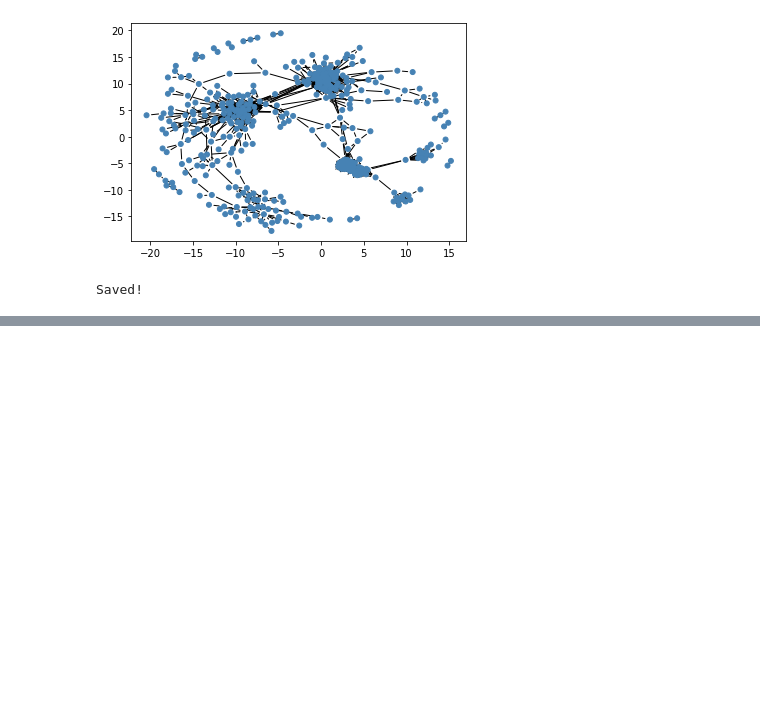
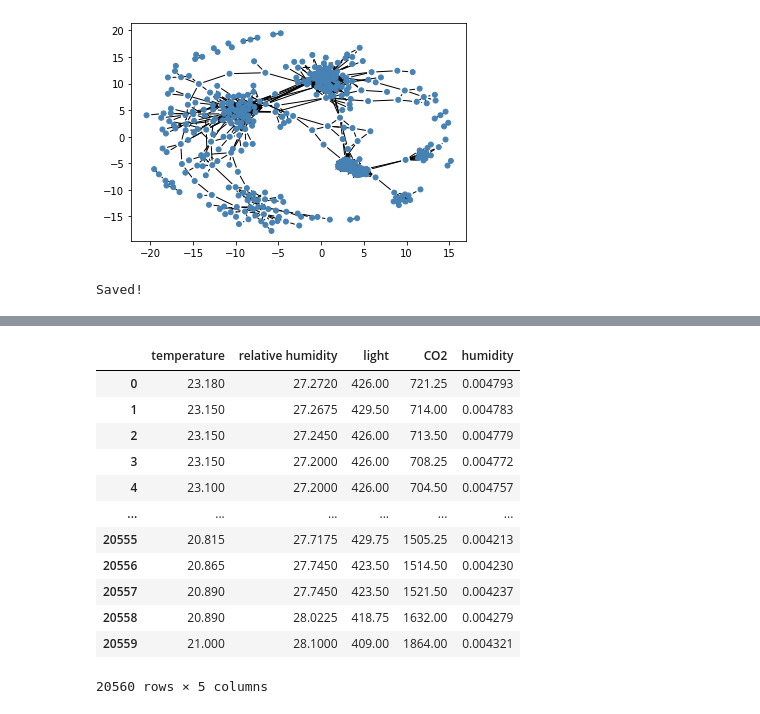
Before and after one commit to colombelli/gat-cancer-staging, a Jupyter notebook: notebooks/viz nets.ipynb, the cells around one changed output, grey strips where cells are left out. Cells and saved outputs as stored; diff of their text form; code cells hidden in the pictures; blank space fills up the shorter version.

```diff
--- a/notebooks/viz nets.ipynb
+++ b/notebooks/viz nets.ipynb
@@ -250,0 +359,16 @@ ips
+# %%
+X
+# %% [output]
+|  | temperature | relative humidity | light | CO2 | humidity |
+| 0 | 23.180 | 27.2720 | 426.00 | 721.25 | 0.004793 |
+| 1 | 23.150 | 27.2675 | 429.50 | 714.00 | 0.004783 |
+| 2 | 23.150 | 27.2450 | 426.00 | 713.50 | 0.004779 |
+| 3 | 23.150 | 27.2000 | 426.00 | 708.25 | 0.004772 |
+| 4 | 23.100 | 27.2000 | 426.00 | 704.50 | 0.004757 |
+| ... | ... | ... | ... | ... | ... |
+| 20555 | 20.815 | 27.7175 | 429.75 | 1505.25 | 0.004213 |
+| 20556 | 20.865 | 27.7450 | 423.50 | 1514.50 | 0.004230 |
+| 20557 | 20.890 | 27.7450 | 423.50 | 1521.50 | 0.004237 |
+| 20558 | 20.890 | 28.0225 | 418.75 | 1632.00 | 0.004279 |
+| 20559 | 21.000 | 28.1000 | 409.00 | 1864.00 | 0.004321 |
+20560 rows × 5 columns
```
Also changed, not shown: parts of 18 cells of this notebook.
